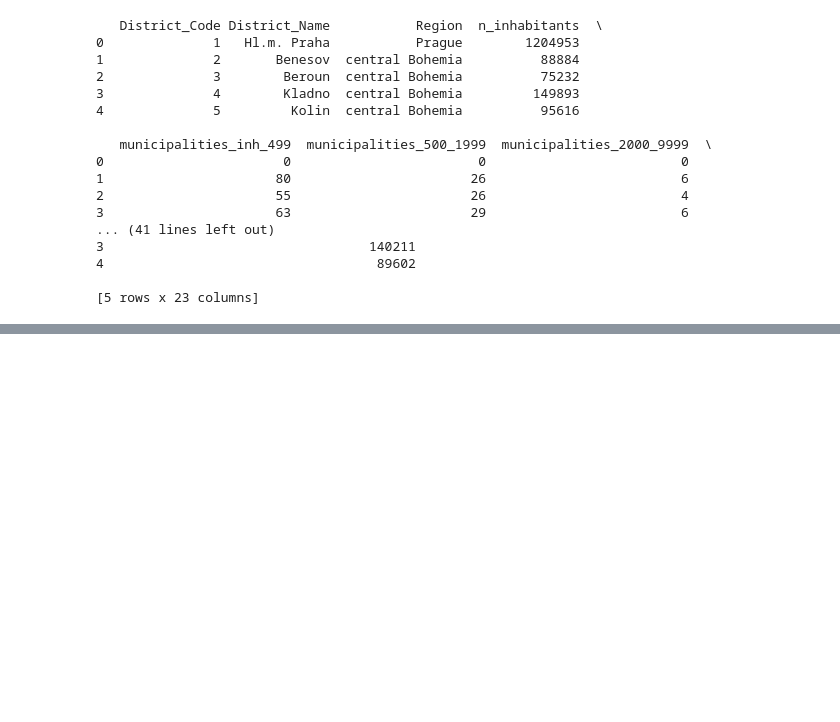
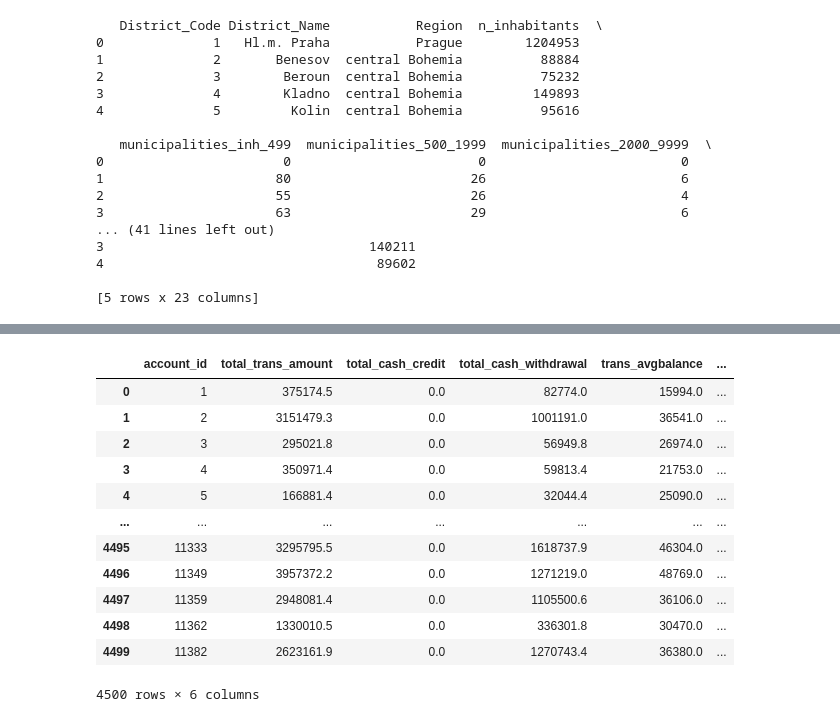
Before and after one commit to vinayrajagopalan7891/Descriptive-Analysis-Berka, a Jupyter notebook: Group_Project.ipynb, the cells around one changed output, grey strips where cells are left out. Cells and saved outputs as stored; diff of their text form; code cells hidden in the pictures; blank space fills up the shorter version.

```diff
--- a/Group_Project.ipynb
+++ b/Group_Project.ipynb
@@ -419,0 +590,10 @@ Name: account, Length: 7665, dtype: int64
+# %%
+#renaming the trans_type and trans_mode values
+
+trans['trans_type'] = trans['trans_type'].replace(['PRIJEM', 'VYDAJ'], ['Credit', 'Withdrawal'])
+
+trans['trans_mode'] = trans['trans_mode'].replace(['VYBER KARTOU', 'VKLAD','PREVOD Z UCTU','VYBER','PREVOD NA UCET'],
+                                                  ['card_withdrawal', 'credit_cash','credit_otherbank','cash_withdrawal','transfer_otherbank'])
+# %%
+#Merging rfm_df to the trans96
+trans =  pd.merge(trans,rfm_df,'left',on = 'account_id')
@@ -419,0 +606,15 @@ Name: account, Length: 7665, dtype: int64
+# %%
+trans["cash_credit"] = 0
+trans["cash_withdrawal"] = 0
+
+
+trans.loc[trans['trans_mode'] == 'cash_credit', 'cash_credit'] = trans.loc[trans['trans_mode'] == 'cash_credit','trans_amount']
+
+
+trans.loc[trans['trans_mode'] == 'cash_withdrawal', 'cash_withdrawal'] = trans.loc[trans['trans_mode'] == 'cash_withdrawal','trans_amount']
+
+
+trans_temp = trans.groupby(['account_id'], as_index = False).agg({'trans_amount' : 'sum','cash_credit' : 'sum',
+                                                               'cash_withdrawal' : 'sum'})
+
+trans_temp
@@ -419,0 +635,33 @@ Name: account, Length: 7665, dtype: int64
+# %%
+trans_temp.rename(columns={'trans_amount' : 'total_trans_amount'}, inplace = True)
+trans_temp.rename(columns={'cash_credit' : 'total_cash_credit'}, inplace = True)
+trans_temp.rename(columns={'cash_withdrawal' : 'total_cash_withdrawal'}, inplace = True)
+# %%
+#average balance and amount transacted per account
+
+avg_df = trans.groupby(by='account_id', as_index=False).agg({'trans_balance': 'mean','trans_amount':'mean' })
+
+avg_df.columns = ['account_id','trans_avgbalance','trans_avgamount']
+
+
+avg_df.trans_avgbalance = avg_df.trans_avgbalance.round()
+
+avg_df.trans_avgamount = avg_df.trans_avgamount.round()
+
+
+df = pd.merge(trans_temp,avg_df,'left',on = 'account_id')
+df
+# %% [output]
+|  | account_id | total_trans_amount | total_cash_credit | total_cash_withdrawal | trans_avgbalance | ... |
+| 0 | 1 | 375174.5 | 0.0 | 82774.0 | 15994.0 | ... |
+| 1 | 2 | 3151479.3 | 0.0 | 1001191.0 | 36541.0 | ... |
+| 2 | 3 | 295021.8 | 0.0 | 56949.8 | 26974.0 | ... |
+| 3 | 4 | 350971.4 | 0.0 | 59813.4 | 21753.0 | ... |
+| 4 | 5 | 166881.4 | 0.0 | 32044.4 | 25090.0 | ... |
+| ... | ... | ... | ... | ... | ... | ... |
+| 4495 | 11333 | 3295795.5 | 0.0 | 1618737.9 | 46304.0 | ... |
+| 4496 | 11349 | 3957372.2 | 0.0 | 1271219.0 | 48769.0 | ... |
+| 4497 | 11359 | 2948081.4 | 0.0 | 1105500.6 | 36106.0 | ... |
+| 4498 | 11362 | 1330010.5 | 0.0 | 336301.8 | 30470.0 | ... |
+| 4499 | 11382 | 2623161.9 | 0.0 | 1270743.4 | 36380.0 | ... |
+4500 rows × 6 columns
```
Also changed, not shown: parts of 59 cells of this notebook.
